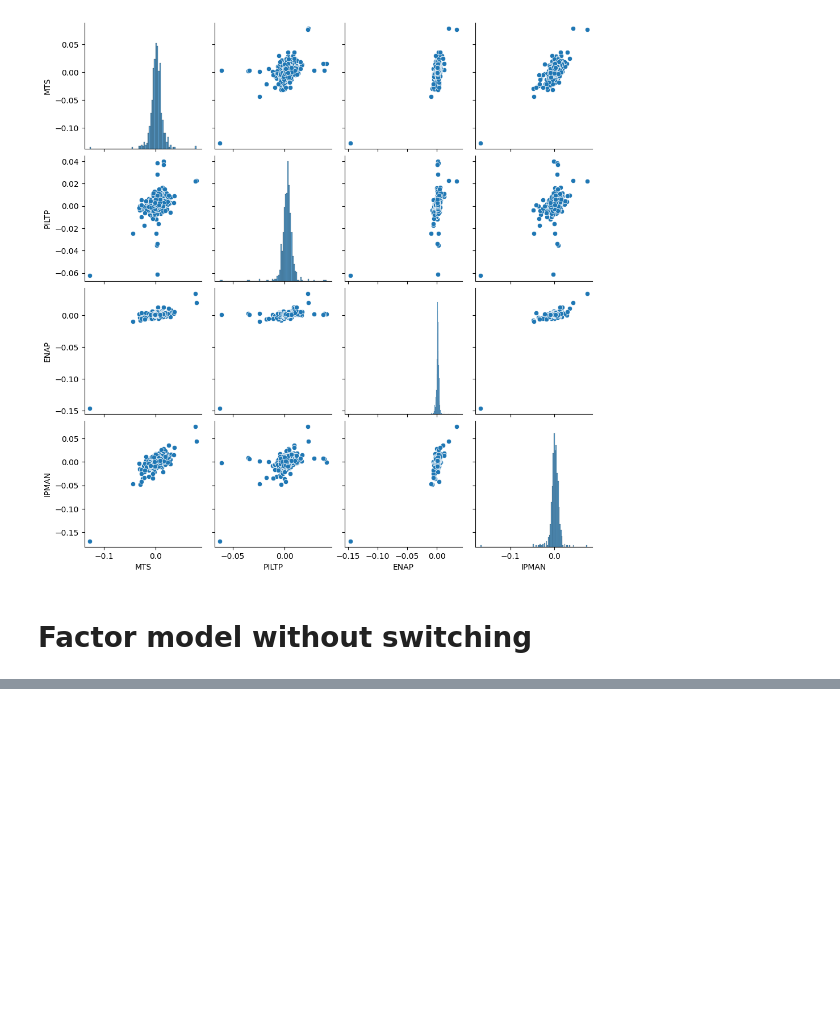
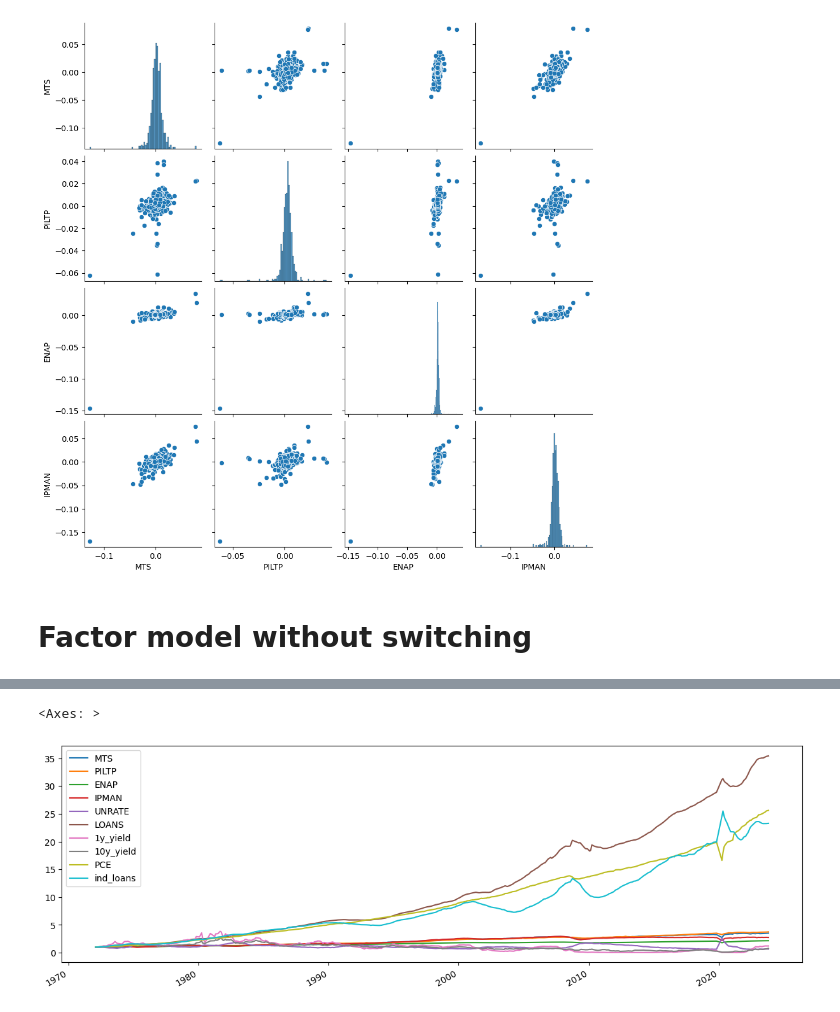
Before and after one commit to WildCry/DfmMs-model, a Jupyter notebook: analysis.ipynb, the cells around one changed output, grey strips where cells are left out. Drawn from its saved outputs; the diff is of its cells as text; code cells hidden in the pictures; blank space fills up the shorter version.

```diff
--- a/analysis.ipynb
+++ b/analysis.ipynb
@@ -164,0 +157,19 @@ Warnings:
+# %%
+ext_series = {
+   # name : series id
+    'MTS' : 'CMRMTSPL', # manufacturing and trade sales
+    'PILTP' : 'W875RX1', # total personal income less transfer payments
+    'ENAP' : 'PAYEMS', # employees on nonagricultural payrolls
+    'IPMAN' : 'IPMAN', # industrial production
+    'UNRATE' : 'UNRATE', # Unemployment Rate
+    'LOANS' : 'LOANS', # Loans and Leases in Bank Credit, All Commercial Banks
+    '1y_yield' : 'DGS1', # Market Yield on U.S. Treasury Securities at 1-Year Constant
+    '10y_yield' : 'DGS10', # Market Yield on U.S. Treasury Securities at 10-Year Constant
+    'PCE' : 'PCE', # Personal Consumption Expenditures
+    # 'stocks' : 'M1109BUSM293NNBR', # Share Prices: All Shares/Broad: Total for United
+    'ind_loans' : 'BUSLOANS', # Commercial and Industrial Loans, All Commercial Banks
+}
+
+df3 = gen_dataset(ext_series)
+df3 = df3.dropna()
+df3
@@ -164,0 +190,5 @@ Warnings:
+# %%
+(df3/df3.iloc[0]).plot(figsize=(15,5))
+# %% [output]
+<Axes: >
+[figure, added]
```
Also changed, not shown: parts of 15 cells of this notebook, 1 other file.
